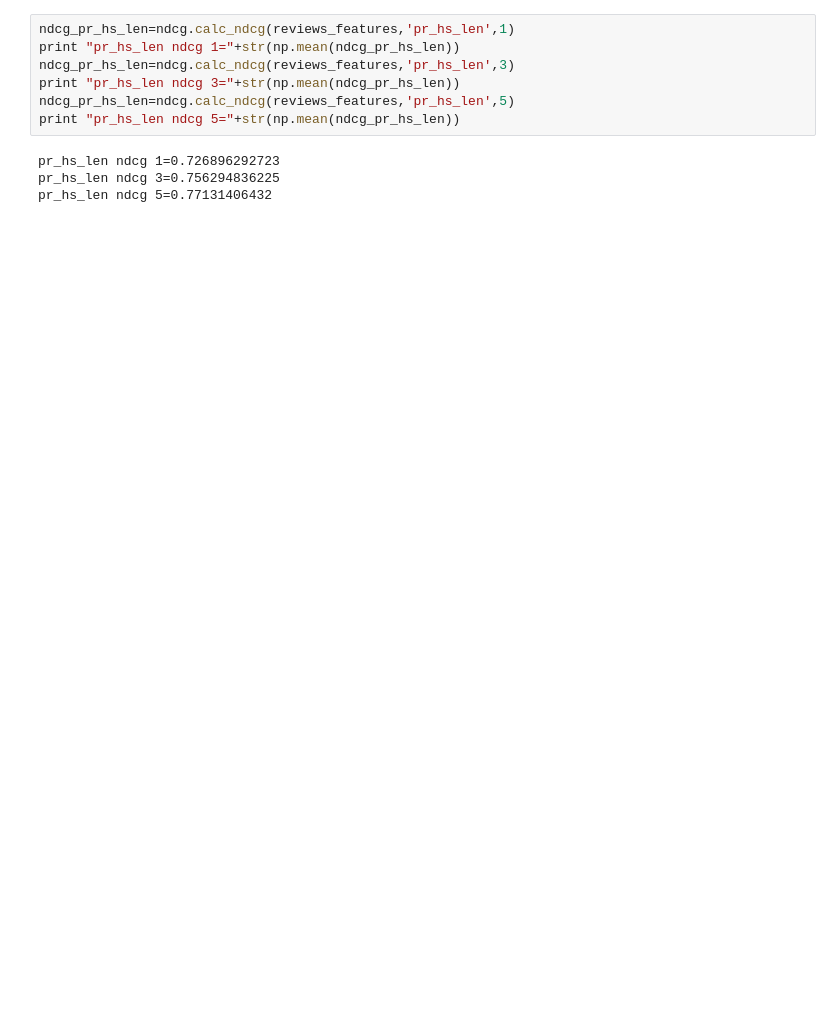
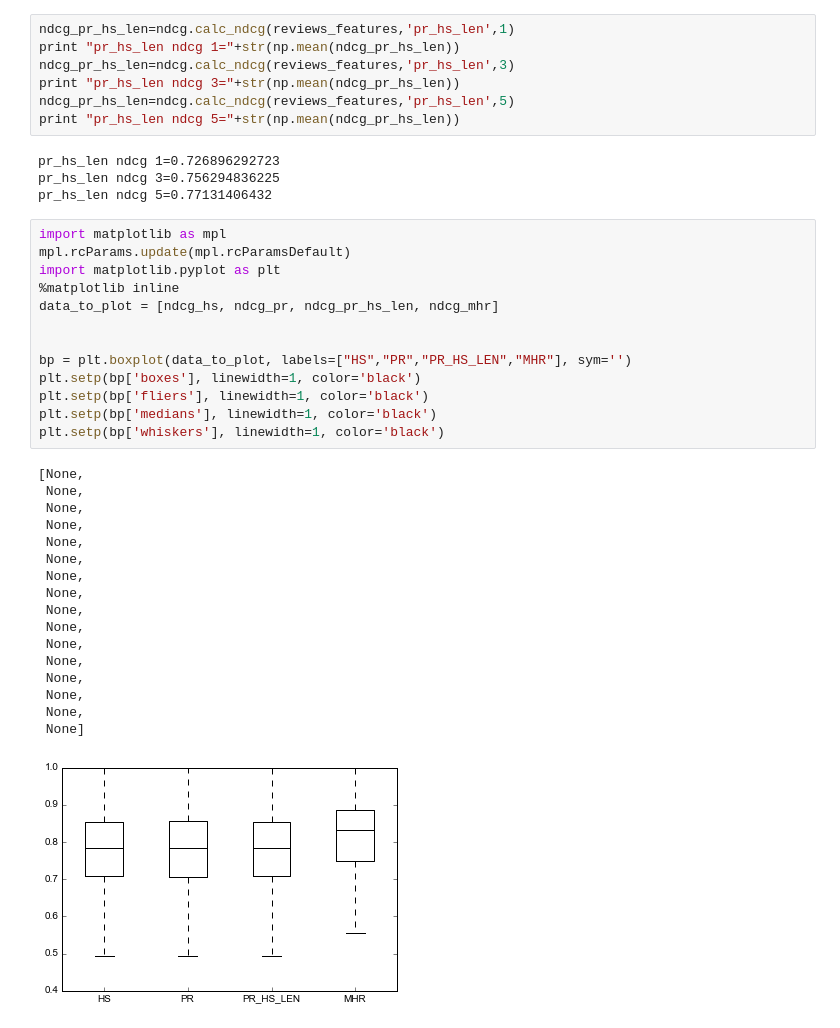
Before and after one commit to vwoloszyn/MRR, a Jupyter notebook: PR_HS_LEN_combined_book.ipynb, the cells around one changed output. Drawn from its saved outputs; the diff is of its cells as text; blank space fills up the shorter version.

Commit message:
adding some style to boxplot ;)

```diff
--- a/PR_HS_LEN_combined_book.ipynb
+++ b/PR_HS_LEN_combined_book.ipynb
@@ -154,3 +198,34 @@ print "pr_hs_len ndcg 5="+str(np.mean(ndcg_pr_hs_len))
 pr_hs_len ndcg 1=0.726896292723
 pr_hs_len ndcg 3=0.756294836225
 pr_hs_len ndcg 5=0.77131406432
+# %%
+import matplotlib as mpl
+mpl.rcParams.update(mpl.rcParamsDefault)
+import matplotlib.pyplot as plt
+%matplotlib inline
+data_to_plot = [ndcg_hs, ndcg_pr, ndcg_pr_hs_len, ndcg_mhr]
+
+
+bp = plt.boxplot(data_to_plot, labels=["HS","PR","PR_HS_LEN","MHR"], sym='')
+plt.setp(bp['boxes'], linewidth=1, color='black')
+plt.setp(bp['fliers'], linewidth=1, color='black')
+plt.setp(bp['medians'], linewidth=1, color='black')
+plt.setp(bp['whiskers'], linewidth=1, color='black')
+# %% [output]
+[None,
+ None,
+ None,
+ None,
+ None,
+ None,
+ None,
+ None,
+ None,
+ None,
+ None,
+ None,
+ None,
+ None,
+ None,
+ None]
+[figure, added]
```
Also changed, not shown: parts of 5 cells of this notebook.
